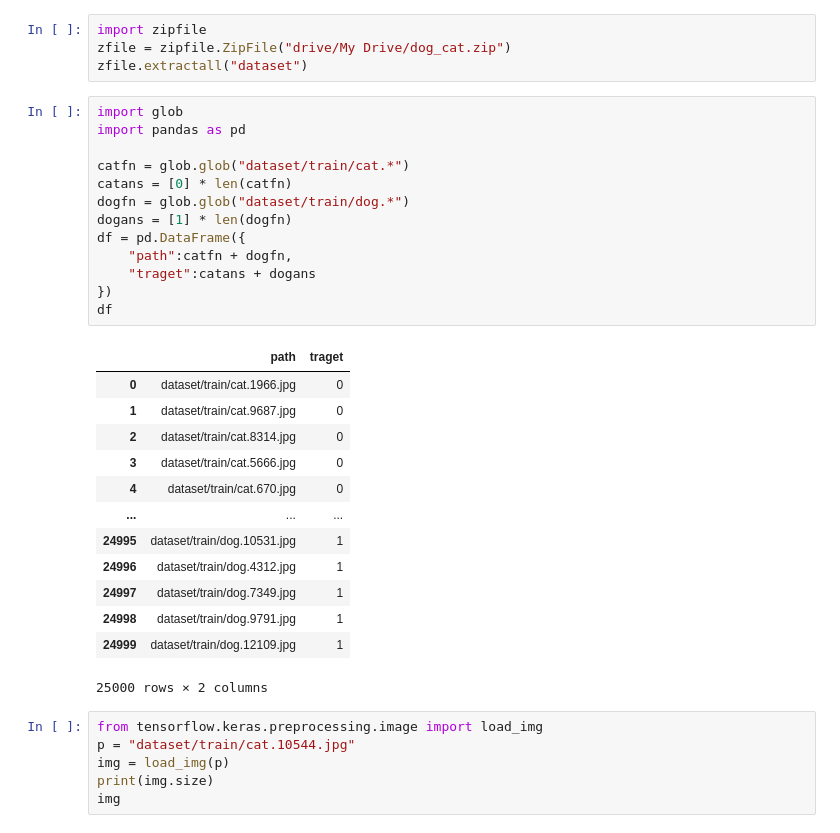
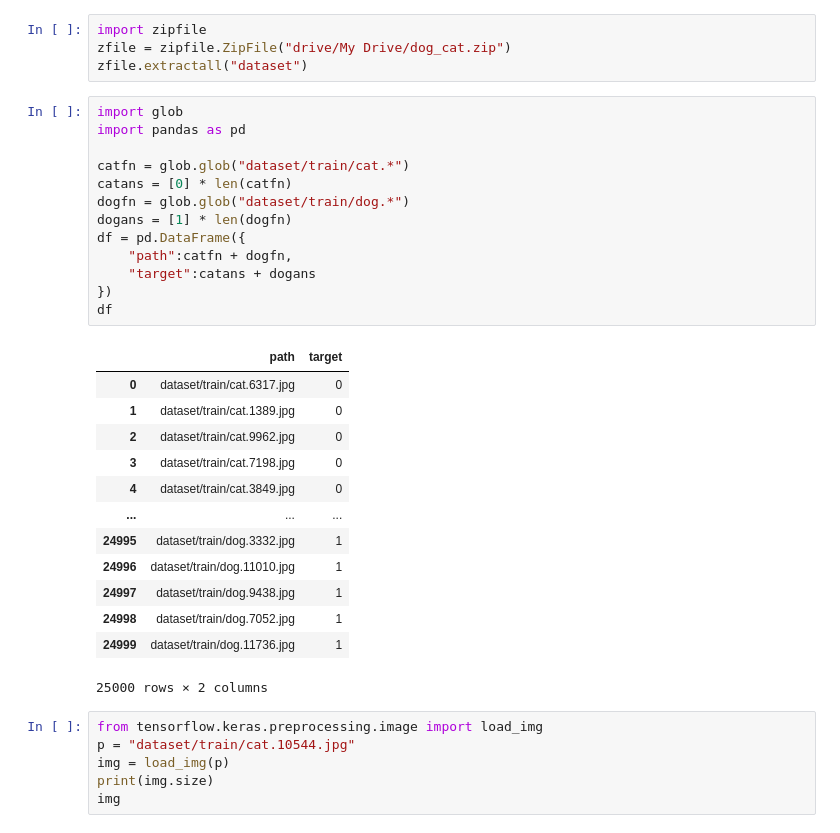
Before and after one commit to Samuelyihao/ML0407, a Jupyter notebook: transfer.ipynb, the cells around one changed output. Drawn from its saved outputs; the diff is of its cells as text.

```diff
--- a/transfer.ipynb
+++ b/transfer.ipynb
@@ -7,29 +7,29 @@ zfile.extractall("dataset")
 # %%
 import glob
 import pandas as pd
 
 catfn = glob.glob("dataset/train/cat.*")
 catans = [0] * len(catfn)
 dogfn = glob.glob("dataset/train/dog.*")
 dogans = [1] * len(dogfn)
 df = pd.DataFrame({
     "path":catfn + dogfn,
-    "traget":catans + dogans
+    "target":catans + dogans
 })
 df
 # %% [output]
-|  | path | traget |
-| 0 | dataset/train/cat.1966.jpg | 0 |
-| 1 | dataset/train/cat.9687.jpg | 0 |
-| 2 | dataset/train/cat.8314.jpg | 0 |
-| 3 | dataset/train/cat.5666.jpg | 0 |
-| 4 | dataset/train/cat.670.jpg | 0 |
+|  | path | target |
+| 0 | dataset/train/cat.6317.jpg | 0 |
+| 1 | dataset/train/cat.1389.jpg | 0 |
+| 2 | dataset/train/cat.9962.jpg | 0 |
+| 3 | dataset/train/cat.7198.jpg | 0 |
+| 4 | dataset/train/cat.3849.jpg | 0 |
 | ... | ... | ... |
-| 24995 | dataset/train/dog.10531.jpg | 1 |
-| 24996 | dataset/train/dog.4312.jpg | 1 |
-| 24997 | dataset/train/dog.7349.jpg | 1 |
-| 24998 | dataset/train/dog.9791.jpg | 1 |
-| 24999 | dataset/train/dog.12109.jpg | 1 |
+| 24995 | dataset/train/dog.3332.jpg | 1 |
+| 24996 | dataset/train/dog.11010.jpg | 1 |
+| 24997 | dataset/train/dog.9438.jpg | 1 |
+| 24998 | dataset/train/dog.7052.jpg | 1 |
+| 24999 | dataset/train/dog.11736.jpg | 1 |
 25000 rows × 2 columns
 # %%
 from tensorflow.keras.preprocessing.image import load_img
```
Also changed, not shown: parts of 13 cells of this notebook.
